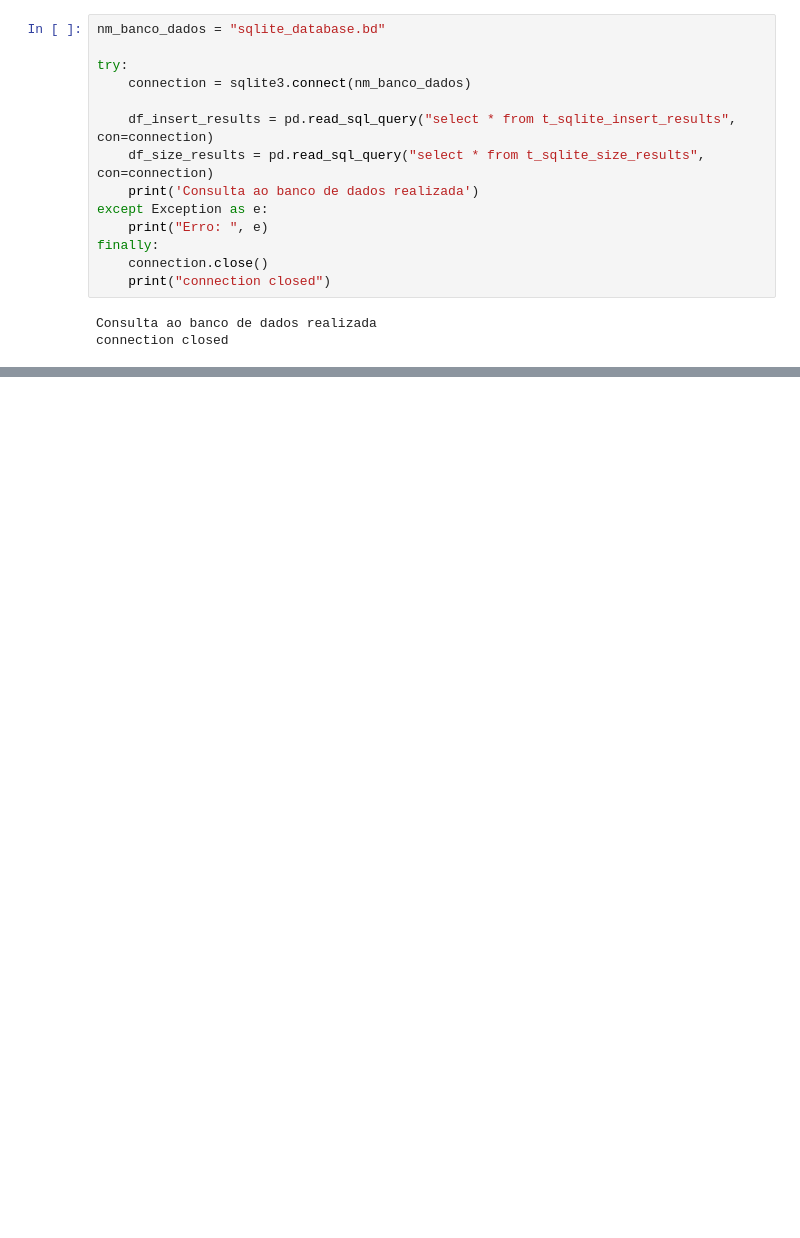
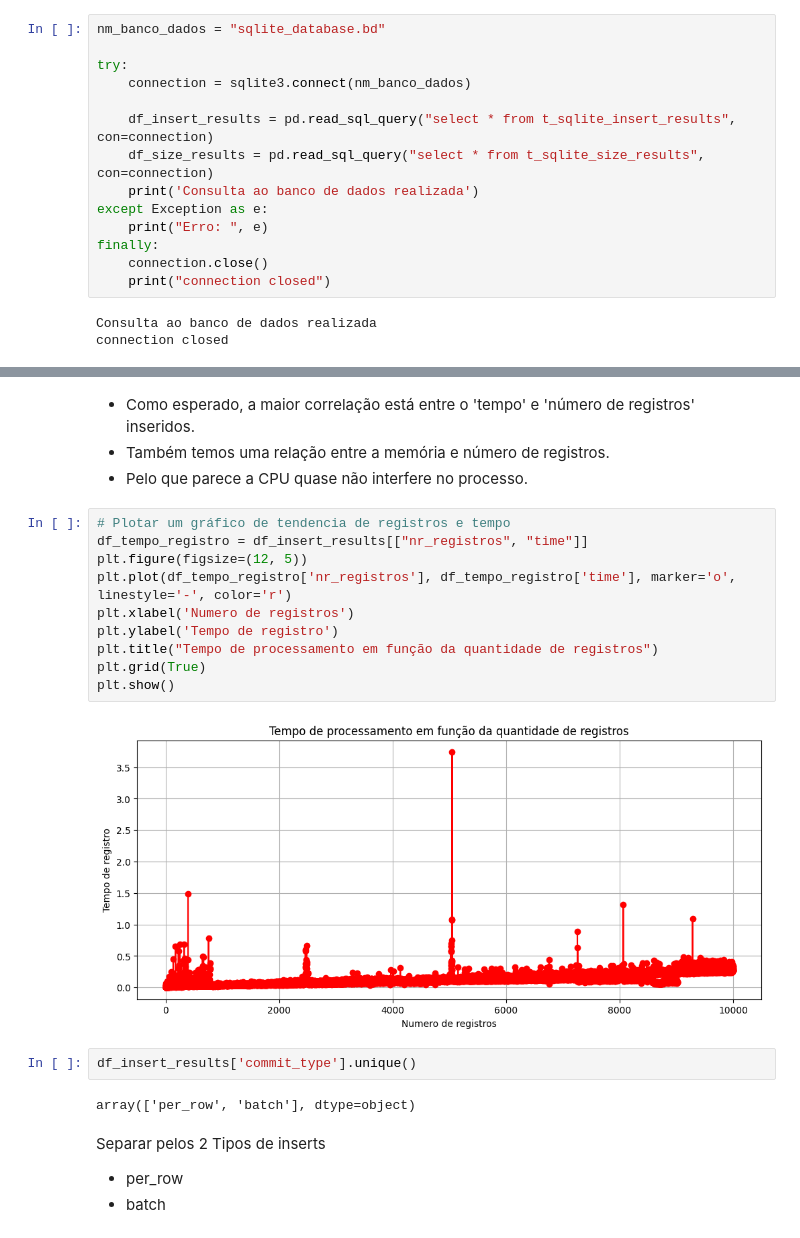
Before and after one commit to The-Data-Forge/SQLITE-PERFORMANCE-TEST, a Jupyter notebook: analise_dados.ipynb, the cells around one changed output, grey strips where cells are left out. Cells and saved outputs as stored; diff of their text form; blank space fills up the shorter version.

Commit message:
input de dados, análise exploratória dos resultados

```diff
--- a/analise_dados.ipynb
+++ b/analise_dados.ipynb
@@ -66,0 +120,24 @@ memory usage: 1.7+ MB
+# %% [markdown]
+- Como esperado, a maior correlação está entre o 'tempo' e 'número de registros' inseridos.
+- Também temos uma relação entre a memória e número de registros.
+- Pelo que parece a CPU quase não interfere no processo.
+# %%
+# Plotar um gráfico de tendencia de registros e tempo
+df_tempo_registro = df_insert_results[["nr_registros", "time"]]
+plt.figure(figsize=(12, 5))
+plt.plot(df_tempo_registro['nr_registros'], df_tempo_registro['time'], marker='o', linestyle='-', color='r')
+plt.xlabel('Numero de registros')
+plt.ylabel('Tempo de registro')
+plt.title("Tempo de processamento em função da quantidade de registros")
+plt.grid(True)
+plt.show()
+# %% [output]
+[figure, added]
+# %%
+df_insert_results['commit_type'].unique()
+# %% [output]
+array(['per_row', 'batch'], dtype=object)
+# %% [markdown]
+Separar pelos 2 Tipos de inserts
+- per_row
+- batch
```
Also changed, not shown: parts of 13 cells of this notebook.
